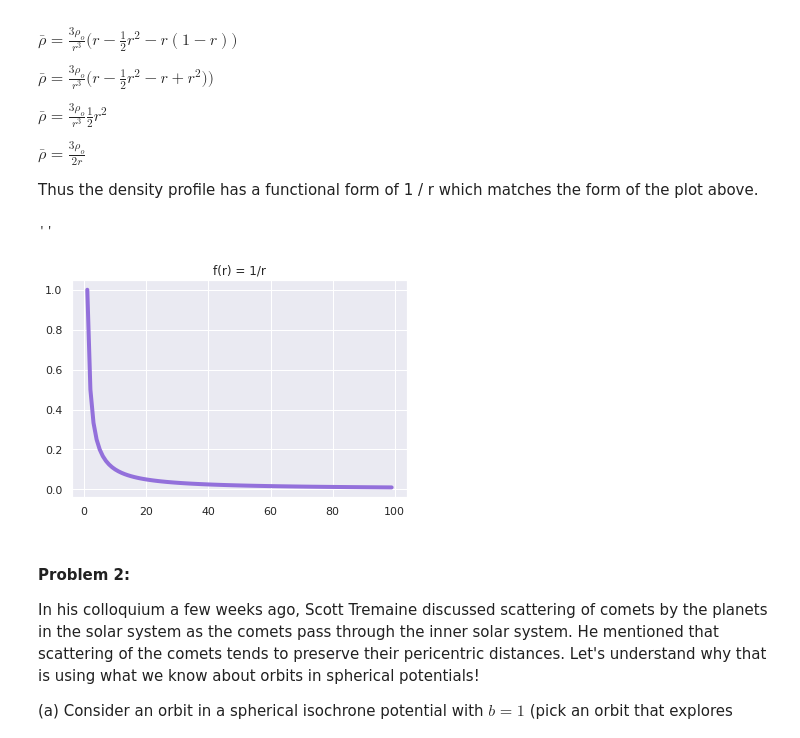
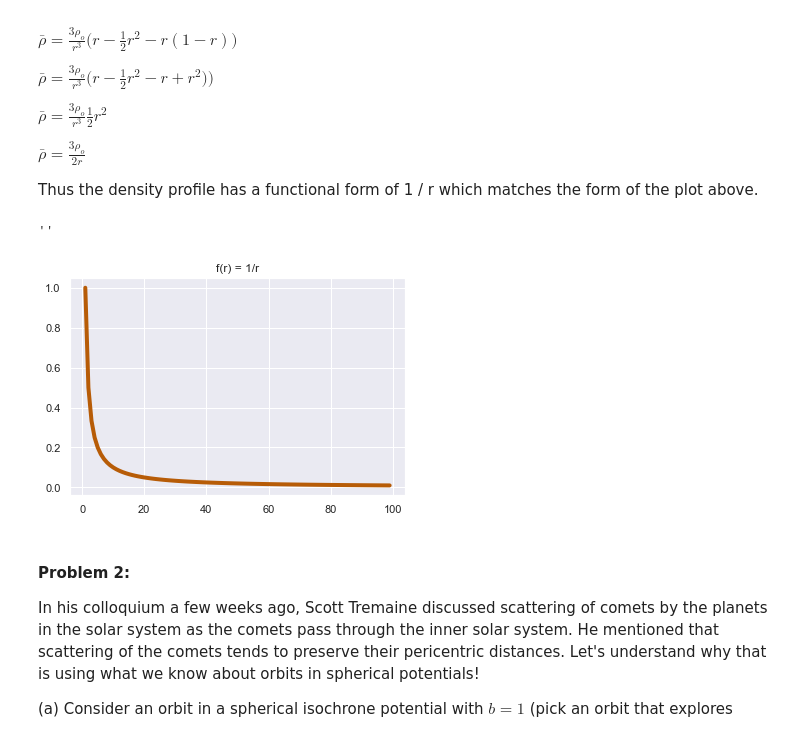
Before and after one commit to AstroLudwig/AST1420, a Jupyter notebook: Assignment1/Assignment1.ipynb, the cells around one changed output. Cells and saved outputs as stored; diff of their text form; code cells hidden in the pictures.

```diff
--- a/Assignment1/Assignment1.ipynb
+++ b/Assignment1/Assignment1.ipynb
@@ -155,12 +162,13 @@ $\bar{\rho} = \frac{3\rho_o}{2 r}$
 
 Thus the density profile has a functional form of 1 / r which matches the form of the plot above.
 # %%
-plt.plot(np.arange(1, 100), 1 / np.arange(1, 100), lw = 4, c = "mediumpurple")
+color = sns.color_palette("PuOr", 8)
+plt.plot(np.arange(1, 100), 1 / np.arange(1, 100), lw = 4, c =color[0])
 plt.title("f(r) = 1/r")
 ;
 # %% [output]
 ''
-[figure, old version]
+[figure, new version]
 # %% [markdown]
 #### Problem 2:
 
```
Also changed, not shown: parts of 51 cells of this notebook.
